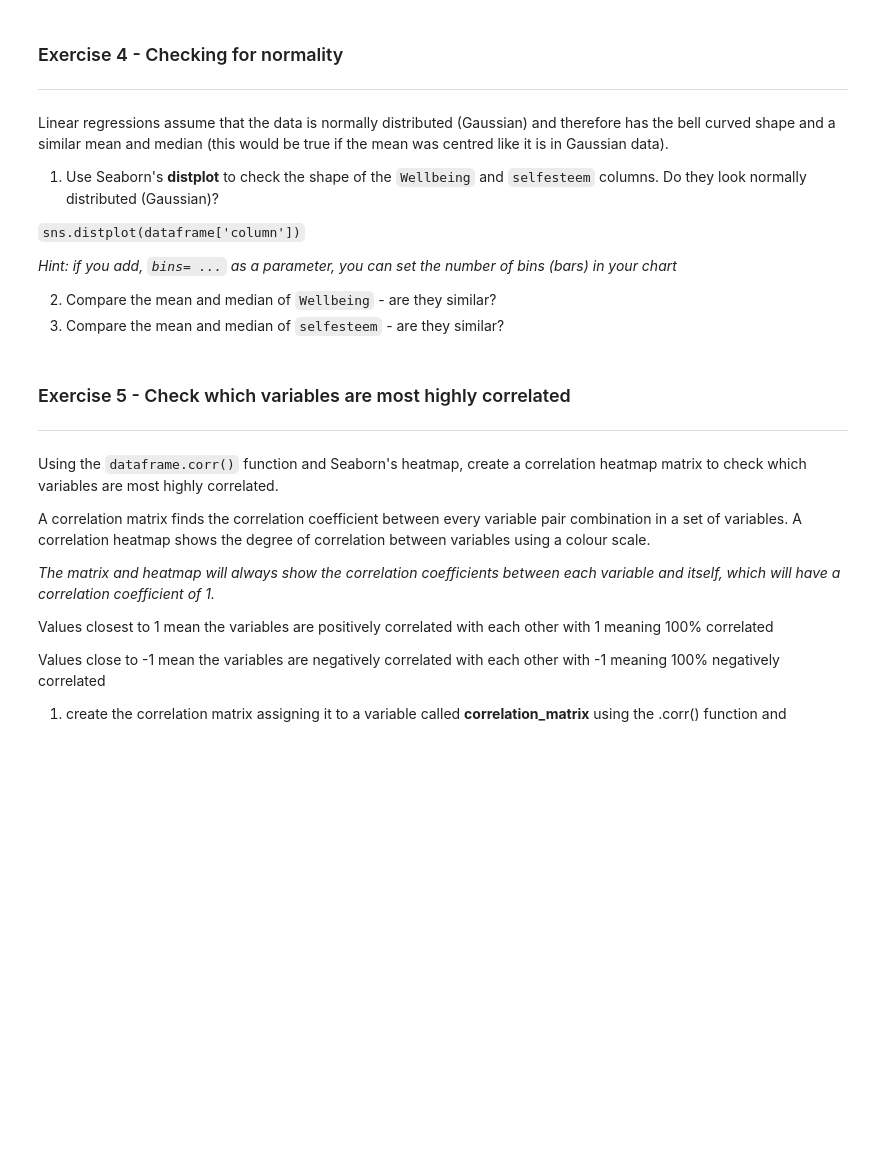
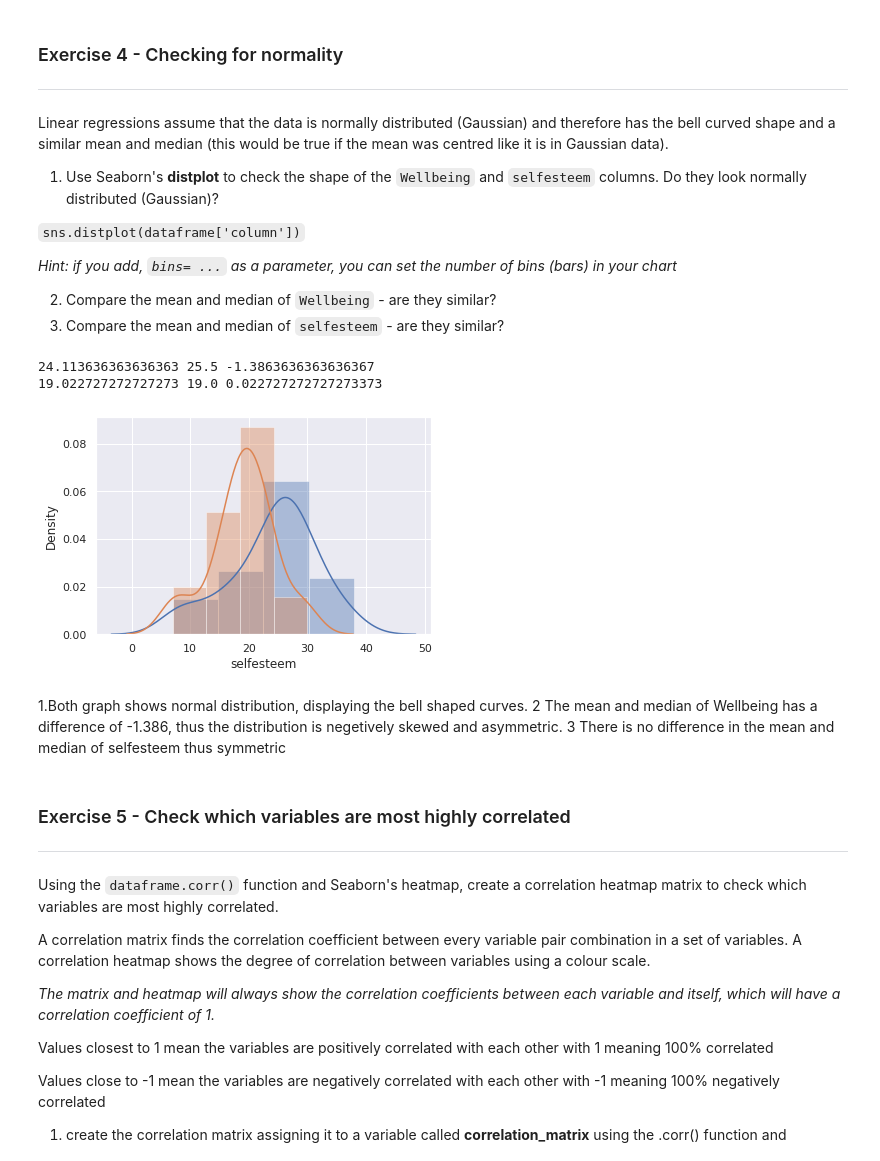
Before and after one commit to aiisuri/code-division, a Jupyter notebook: Worksheets/8_2_Correlation_exercises.ipynb, the cells around one changed output. Cells and saved outputs as stored; diff of their text form; code cells hidden in the pictures; blank space fills up the shorter version.

```diff
--- a/Worksheets/8_2_Correlation_exercises.ipynb
+++ b/Worksheets/8_2_Correlation_exercises.ipynb
@@ -200,3 +198,26 @@ import seaborn as sns
+# %%
+import seaborn as sns
+sns.set_theme()
+sns.distplot(df['Wellbeing'], bins=4)
+sns.distplot(df['selfesteem'],bins=4)
+
+wb_mean = df['Wellbeing'].mean()
+wb_median = df['Wellbeing'].median()
+wb_diff = wb_mean - wb_median
+print(wb_mean, wb_median, wb_diff)
+
+se_mean = df['selfesteem'].mean()
+se_median = df['selfesteem'].median()
+se_diff = se_mean - se_median
+print(se_mean,se_median,se_diff)
+# %% [output]
+24.113636363636363 25.5 -1.3863636363636367
+19.022727272727273 19.0 0.022727272727273373
+[figure, added]
+# %% [markdown]
+1.Both graph shows normal distribution, displaying the bell shaped curves.
+2 The mean and median of Wellbeing has a difference of -1.386, thus the distribution is negetively skewed and asymmetric.
+3 There is no difference in the mean and median of selfesteem thus symmetric
 # %% [markdown]
 ### Exercise 5 - Check which variables are most highly correlated
 ---
```
Also changed, not shown: parts of 10 cells of this notebook.
